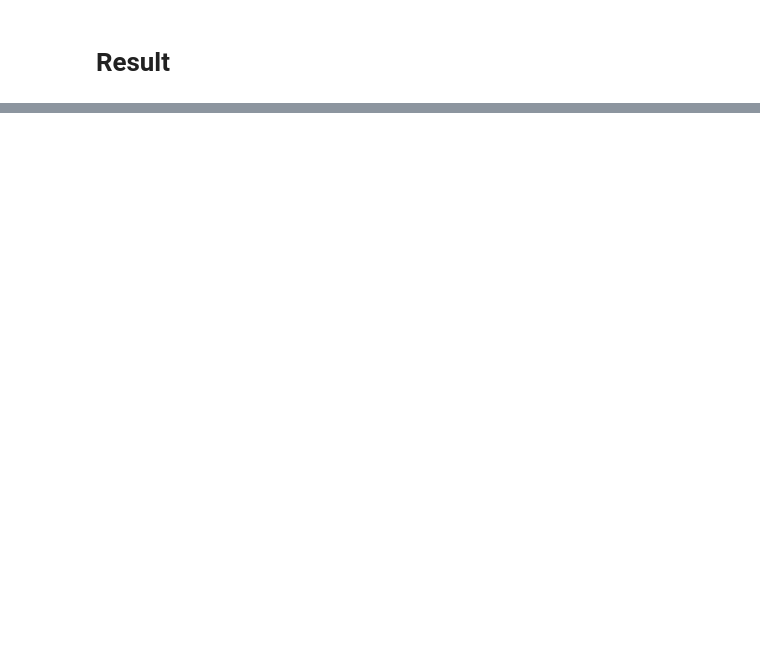
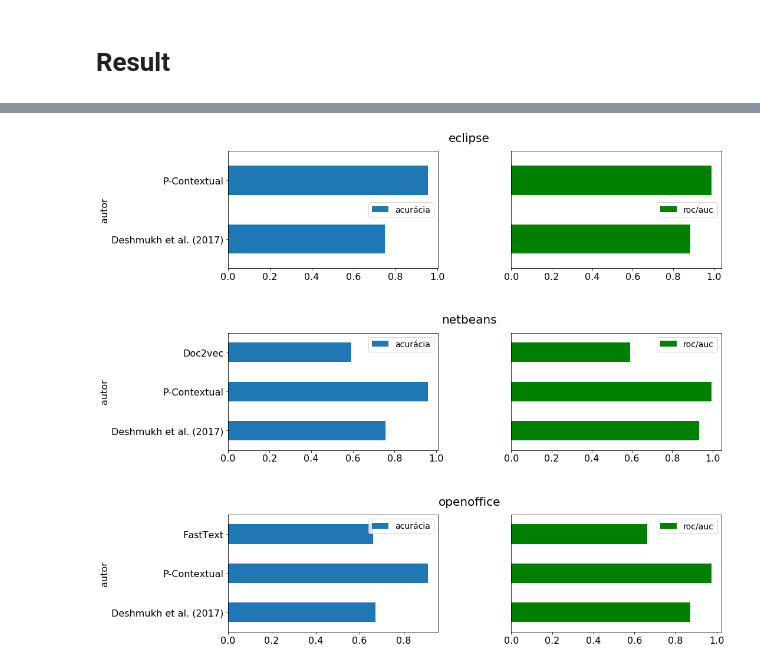
Before and after one commit to thiagomarquesrocha/siameseQAT, a Jupyter notebook: result.ipynb, the cells around one changed output, grey strips where cells are left out. Cells and saved outputs as stored; diff of their text form; code cells hidden in the pictures; blank space fills up the shorter version.

```diff
--- a/result.ipynb
+++ b/result.ipynb
@@ -92,0 +117,25 @@ for index, domain in enumerate(domains):
+# %%
+import _pickle as pickle
+
+rows = []
+
+for domain in domains:
+    # Dataset paths
+    DIR = 'data/processed/{}'.format(domain)
+
+    for method in methods:
+        path = os.path.join(DIR, 'classification_{}.pkl'.format(method))
+
+        try:
+            with open(path, 'rb') as f:
+                result = pickle.load(f)
+
+            print(path)
+
+            rows.append({ 'autor': authors[result['method']], 'acurácia' : result['acc_test'], 'roc/auc' : result['roc_test'],
+                         'domain' : domain })
+        except:
+            print("Does not exist result for: {}".format(path))
+            pass
+
+df_cls = pd.DataFrame(data=rows, columns=['autor', 'acurácia', 'roc/auc', 'domain'])
@@ -92,0 +173,18 @@ for index, domain in enumerate(domains):
+# %%
+fig, axes = plt.subplots(nrows=len(domains), ncols=2, figsize=(15, 15))
+
+for row, domain in enumerate(domains):
+    plt.text(1.15, 1.08, domain,
+         horizontalalignment='center',
+         fontsize=20,
+         transform = axes[row, 0].transAxes)
+    ax = df_cls[df_cls['domain'] == domain].set_index('autor')[['acurácia']].plot.barh(ax=axes[row, 0])
+    #ax.set_title(domain)
+    ax = df_cls[df_cls['domain'] == domain].set_index('autor')[['roc/auc']].plot.barh(ax=axes[row, 1], color='g')
+    ax.get_yaxis().set_visible(False)
+    #ax.set_title(domain)
+
+plt.subplots_adjust(hspace=0.55,
+                    wspace=0.35)
+# %% [output]
+[figure, added]
```
Also changed, not shown: parts of 7 cells of this notebook, 12 other files.
